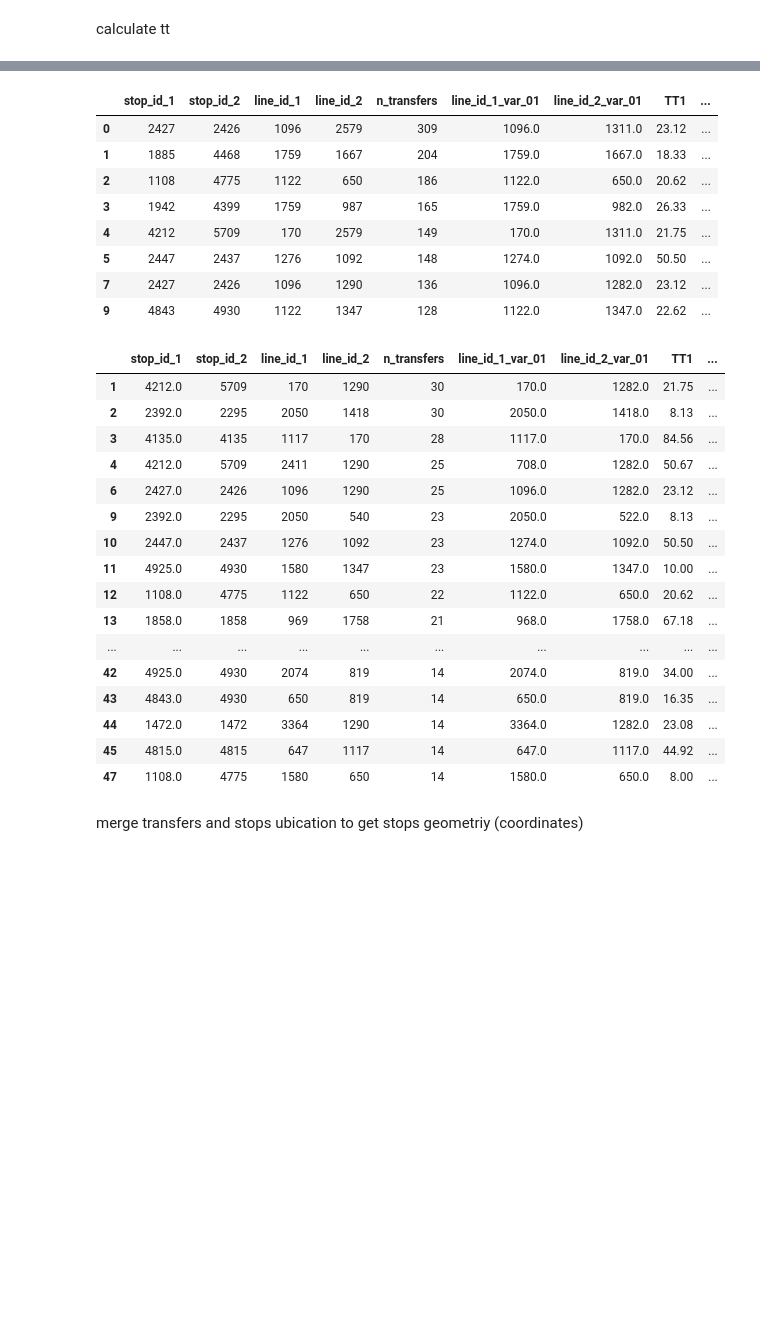
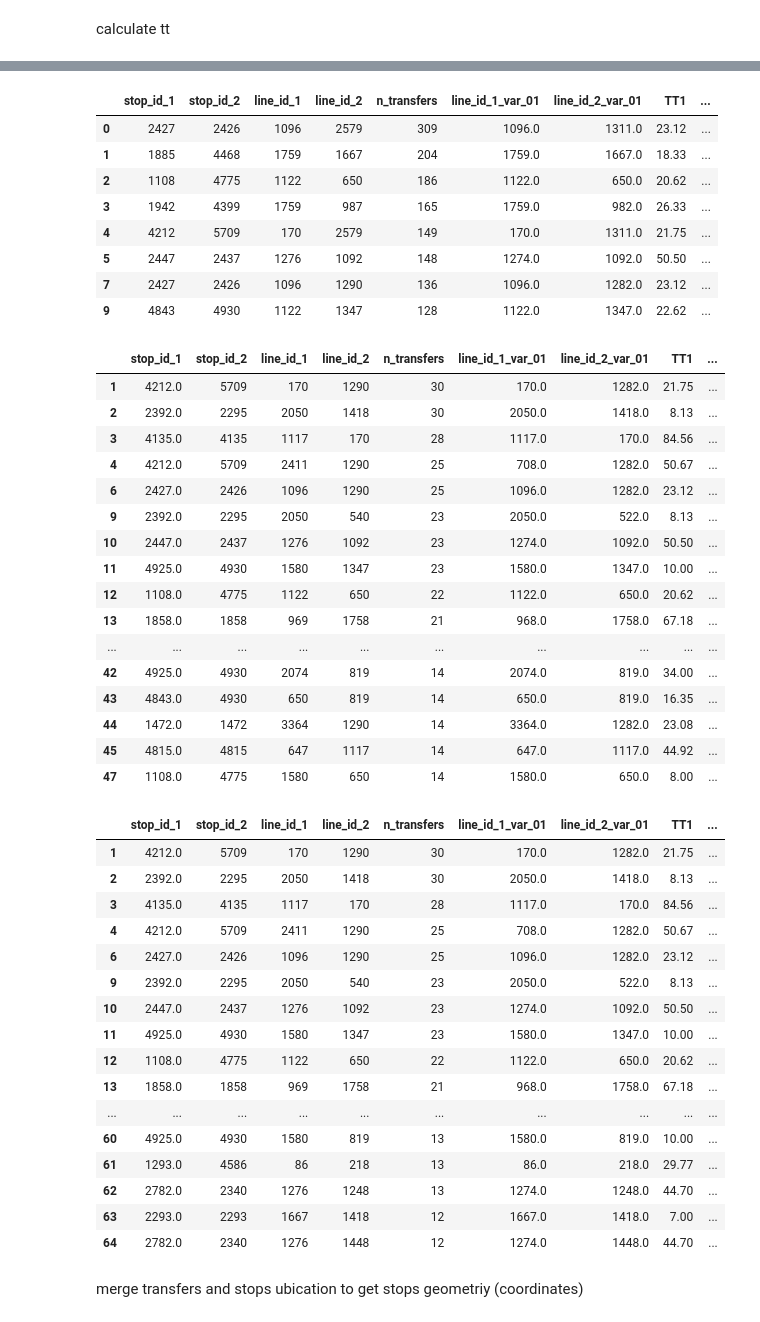
Before and after one commit to jonathan-murana/bus-generator, a Jupyter notebook: bus.ipynb, the cells around one changed output, grey strips where cells are left out. Cells and saved outputs as stored; diff of their text form; code cells hidden in the pictures; blank space fills up the shorter version.

```diff
--- a/bus.ipynb
+++ b/bus.ipynb
@@ -84,6 +84,13 @@ transfers = pd.read_csv(file_name,sep=',')
 transfers.columns = ['stop_id_1','stop_id_2','line_id_1','line_id_2','n_transfers']
 transfers_1200_1400 = transfers
 
+file_name='files/trasbordos_1200_1400_200.csv'
+transfers = pd.read_csv(file_name,sep=',')
+transfers.columns = ['stop_id_1','stop_id_2','line_id_1','line_id_2','n_transfers']
+trasbordos_1200_1400_200 = transfers
 
-display(transfers_all_day.head())
-display(transfers_1200_1400.head(50))
+
+
+
+#display(transfers_all_day.head())
+#display(trasbordos_1200_1400_200.head(50))
@@ -185,10 +168,13 @@ def complete_maximals(transfers):
 
 transfers_all_day_with_max = complete_maximals(transfers_all_day)
 transfers_1200_1400_with_max = complete_maximals(transfers_1200_1400)
+transfers_1200_1400_with_max_200 = complete_maximals(trasbordos_1200_1400_200)
+
 
 
 display(transfers_all_day_with_max.head(1))
 display(transfers_1200_1400_with_max.head(1))
+display(transfers_1200_1400_with_max_200.head(1))
 # %% [output]
 |  | stop_id_1 | stop_id_2 | line_id_1 | line_id_2 | n_transfers | line_id_1_var_01 | line_id_2_var_01 |
 | 0 | 2427 | 2426 | 1096 | 2579 | 309 | 1096.0 | 1311.0 |
@@ -204,9 +192,14 @@ def filter_transfers(transfers_with_max):
 
 transfers_all_day_with_max = filter_transfers(transfers_all_day_with_max)
 transfers_1200_1400_with_max = filter_transfers(transfers_1200_1400_with_max)
+transfers_1200_1400_with_max_200 = filter_transfers(transfers_1200_1400_with_max_200)
+
+
+
 
 display(transfers_all_day_with_max.head(1))
 display(transfers_1200_1400_with_max.head(1))
+display(transfers_1200_1400_with_max_200.head(1))
 # %% [output]
 |  | stop_id_1 | stop_id_2 | line_id_1 | line_id_2 | n_transfers | line_id_1_var_01 | line_id_2_var_01 |
 | 0 | 2427 | 2426 | 1096 | 2579 | 309 | 1096.0 | 1311.0 |
@@ -297,9 +292,14 @@ def add_tt1_tt2(transfers_with_no_max):
 
 transfers_all_day_max_tts = add_tt1_tt2(transfers_all_day_with_max)
 transfers_1200_1400_max_tts = add_tt1_tt2(transfers_1200_1400_with_max)
+transfers_1200_1400_max_tts_200 = add_tt1_tt2(transfers_1200_1400_with_max_200)
+
 
 display(transfers_all_day_max_tts.head(50))
 display(transfers_1200_1400_max_tts.head(50))
+display(transfers_1200_1400_max_tts_200.head(50))
+
+#transfers_1200_1400_max_tts_coors_200.query('line_id_1 == 2070')
 # %% [output]
 A value is trying to be set on a copy of a slice from a DataFrame.
 Try using .loc[row_indexer,col_indexer] = value instead
@@ -308,33 +308,50 @@ See the caveats in the documentation: http://pandas.pydata.org/pandas-docs/stabl
 A value is trying to be set on a copy of a slice from a DataFrame.
 Try using .loc[row_indexer,col_indexer] = value instead
 
 See the caveats in the documentation: http://pandas.pydata.org/pandas-docs/stable/indexing.html#indexing-view-versus-copy
 |  | stop_id_1 | stop_id_2 | line_id_1 | line_id_2 | n_transfers | line_id_1_var_01 | line_id_2_var_01 | TT1 | ... |
 | 0 | 2427 | 2426 | 1096 | 2579 | 309 | 1096.0 | 1311.0 | 23.12 | ... |
 | 1 | 1885 | 4468 | 1759 | 1667 | 204 | 1759.0 | 1667.0 | 18.33 | ... |
 | 2 | 1108 | 4775 | 1122 | 650 | 186 | 1122.0 | 650.0 | 20.62 | ... |
 | 3 | 1942 | 4399 | 1759 | 987 | 165 | 1759.0 | 982.0 | 26.33 | ... |
 | 4 | 4212 | 5709 | 170 | 2579 | 149 | 170.0 | 1311.0 | 21.75 | ... |
 | 5 | 2447 | 2437 | 1276 | 1092 | 148 | 1274.0 | 1092.0 | 50.50 | ... |
 | 7 | 2427 | 2426 | 1096 | 1290 | 136 | 1096.0 | 1282.0 | 23.12 | ... |
 | 9 | 4843 | 4930 | 1122 | 1347 | 128 | 1122.0 | 1347.0 | 22.62 | ... |
 |  | stop_id_1 | stop_id_2 | line_id_1 | line_id_2 | n_transfers | line_id_1_var_01 | line_id_2_var_01 | TT1 | ... |
 | 1 | 4212.0 | 5709 | 170 | 1290 | 30 | 170.0 | 1282.0 | 21.75 | ... |
 | 2 | 2392.0 | 2295 | 2050 | 1418 | 30 | 2050.0 | 1418.0 | 8.13 | ... |
 | 3 | 4135.0 | 4135 | 1117 | 170 | 28 | 1117.0 | 170.0 | 84.56 | ... |
 | 4 | 4212.0 | 5709 | 2411 | 1290 | 25 | 708.0 | 1282.0 | 50.67 | ... |
 | 6 | 2427.0 | 2426 | 1096 | 1290 | 25 | 1096.0 | 1282.0 | 23.12 | ... |
 | 9 | 2392.0 | 2295 | 2050 | 540 | 23 | 2050.0 | 522.0 | 8.13 | ... |
 | 10 | 2447.0 | 2437 | 1276 | 1092 | 23 | 1274.0 | 1092.0 | 50.50 | ... |
 | 11 | 4925.0 | 4930 | 1580 | 1347 | 23 | 1580.0 | 1347.0 | 10.00 | ... |
 | 12 | 1108.0 | 4775 | 1122 | 650 | 22 | 1122.0 | 650.0 | 20.62 | ... |
 | 13 | 1858.0 | 1858 | 969 | 1758 | 21 | 968.0 | 1758.0 | 67.18 | ... |
 | ... | ... | ... | ... | ... | ... | ... | ... | ... | ... |
 | 42 | 4925.0 | 4930 | 2074 | 819 | 14 | 2074.0 | 819.0 | 34.00 | ... |
 | 43 | 4843.0 | 4930 | 650 | 819 | 14 | 650.0 | 819.0 | 16.35 | ... |
 | 44 | 1472.0 | 1472 | 3364 | 1290 | 14 | 3364.0 | 1282.0 | 23.08 | ... |
 | 45 | 4815.0 | 4815 | 647 | 1117 | 14 | 647.0 | 1117.0 | 44.92 | ... |
 | 47 | 1108.0 | 4775 | 1580 | 650 | 14 | 1580.0 | 650.0 | 8.00 | ... |
+|  | stop_id_1 | stop_id_2 | line_id_1 | line_id_2 | n_transfers | line_id_1_var_01 | line_id_2_var_01 | TT1 | ... |
+| 1 | 4212.0 | 5709 | 170 | 1290 | 30 | 170.0 | 1282.0 | 21.75 | ... |
+| 2 | 2392.0 | 2295 | 2050 | 1418 | 30 | 2050.0 | 1418.0 | 8.13 | ... |
+| 3 | 4135.0 | 4135 | 1117 | 170 | 28 | 1117.0 | 170.0 | 84.56 | ... |
+| 4 | 4212.0 | 5709 | 2411 | 1290 | 25 | 708.0 | 1282.0 | 50.67 | ... |
+| 6 | 2427.0 | 2426 | 1096 | 1290 | 25 | 1096.0 | 1282.0 | 23.12 | ... |
+| 9 | 2392.0 | 2295 | 2050 | 540 | 23 | 2050.0 | 522.0 | 8.13 | ... |
+| 10 | 2447.0 | 2437 | 1276 | 1092 | 23 | 1274.0 | 1092.0 | 50.50 | ... |
+| 11 | 4925.0 | 4930 | 1580 | 1347 | 23 | 1580.0 | 1347.0 | 10.00 | ... |
+| 12 | 1108.0 | 4775 | 1122 | 650 | 22 | 1122.0 | 650.0 | 20.62 | ... |
+| 13 | 1858.0 | 1858 | 969 | 1758 | 21 | 968.0 | 1758.0 | 67.18 | ... |
+| ... | ... | ... | ... | ... | ... | ... | ... | ... | ... |
+| 60 | 4925.0 | 4930 | 1580 | 819 | 13 | 1580.0 | 819.0 | 10.00 | ... |
+| 61 | 1293.0 | 4586 | 86 | 218 | 13 | 86.0 | 218.0 | 29.77 | ... |
+| 62 | 2782.0 | 2340 | 1276 | 1248 | 13 | 1274.0 | 1248.0 | 44.70 | ... |
+| 63 | 2293.0 | 2293 | 1667 | 1418 | 12 | 1667.0 | 1418.0 | 7.00 | ... |
+| 64 | 2782.0 | 2340 | 1276 | 1448 | 12 | 1274.0 | 1448.0 | 44.70 | ... |
 # %% [markdown]
 merge transfers and stops ubication to get stops geometriy (coordinates)
 # %%
```
Also changed, not shown: parts of 33 cells of this notebook, 37 other files.
